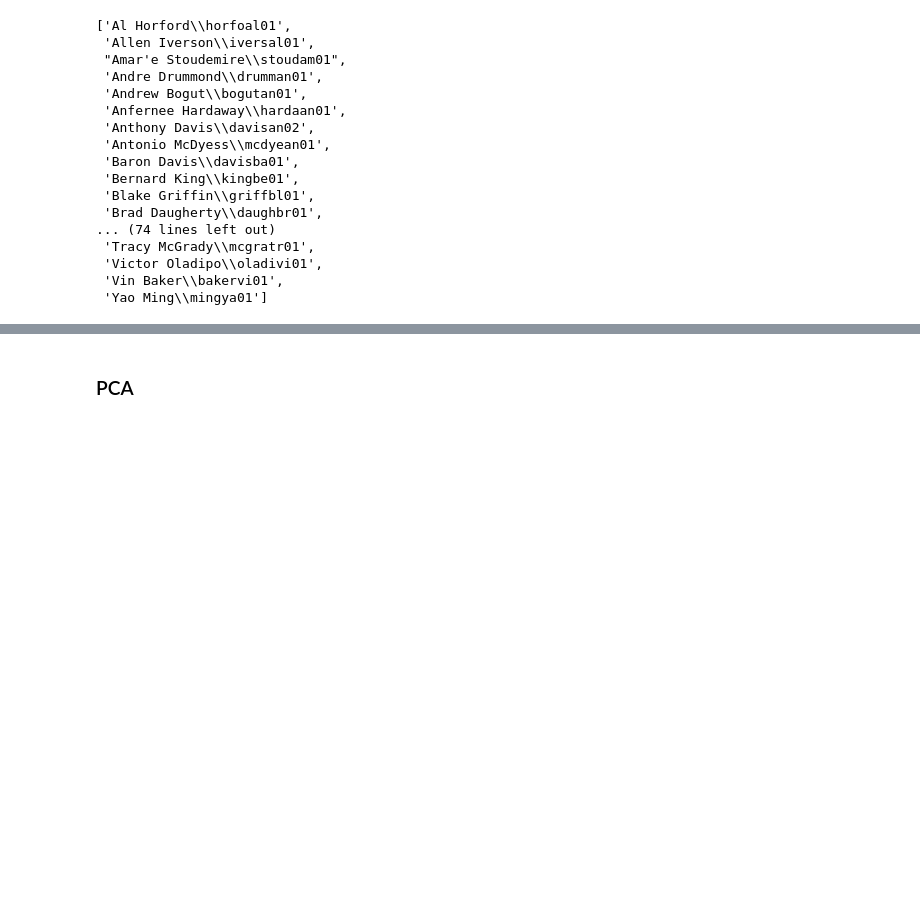
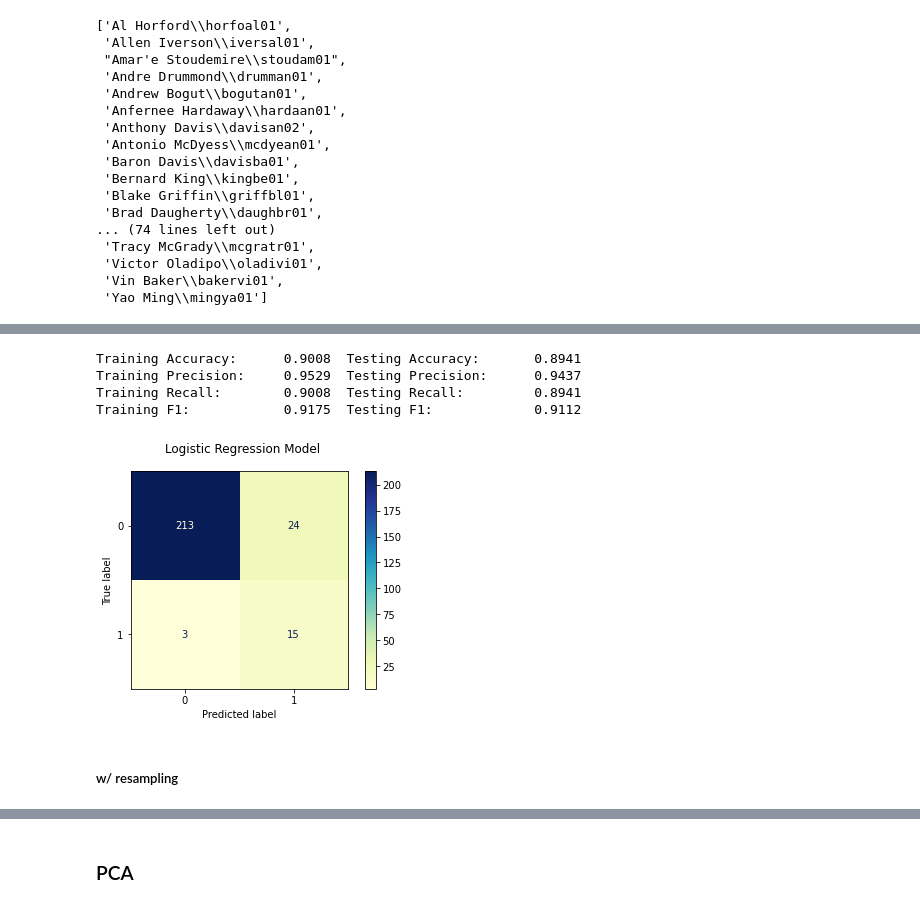
Before and after one commit to rylewww/Modeling-The-NBA-Leap, a Jupyter notebook: Modeling.ipynb, the cells around one changed output, grey strips where cells are left out. Saved outputs shown, nothing was run; the diff lists cells and outputs as text; code cells hidden in the pictures; blank space fills up the shorter version.

Commit message:
pushed modeling updates

```diff
--- a/Modeling.ipynb
+++ b/Modeling.ipynb
@@ -46,0 +186,3 @@ X_train, X_test, y_train, y_test =  train_test_split(X, y, train_size= .8, rando
+# %%
+final_cols = ['2P', 'TRB', 'PTS', 'spg_1', 'ppg_2', 'PER_2', 'MP_3', 'PTS_3', 'TS%_3',
+       'spg_3', 'PER_3', 'VORP_3']
@@ -46,0 +203,17 @@ X_train, X_test, y_train, y_test =  train_test_split(X, y, train_size= .8, rando
+# %%
+ss = StandardScaler()
+train_scaled = ss.fit_transform(X_train[final_cols])
+test_scaled = ss.transform(X_test[final_cols])
+
+scorer = make_scorer(recall_score, average='weighted')
+# %%
+C = np.logspace(0, 1, 10)
+
+params = dict(C=C, max_iter=[50, 100])
+
+logistic = LogisticRegression(penalty='l2', class_weight='balanced', random_state=42)
+
+grid_search_LR = GridSearchCV(estimator = logistic,scoring=scorer, param_grid = params,
+                              cv = 3, n_jobs = -1, verbose = 2)
+# %%
+grid_search_LR.fit(train_scaled, y_train)
@@ -46,0 +233,19 @@ X_train, X_test, y_train, y_test =  train_test_split(X, y, train_size= .8, rando
+# %%
+lr_train_preds = grid_search_LR.best_estimator_.predict(train_scaled)
+lr_test_preds = grid_search_LR.best_estimator_.predict(test_scaled)
+metrics_score(lr_train_preds, y_train, lr_test_preds, y_test)
+# %% [output]
+Training Accuracy:      0.9008  Testing Accuracy:       0.8941
+Training Precision:     0.9529  Testing Precision:      0.9437
+Training Recall:        0.9008  Testing Recall:         0.8941
+Training F1:            0.9175  Testing F1:             0.9112
+# %%
+fig, ax = plt.subplots()
+
+fig.suptitle("Logistic Regression Model")
+
+plot_confusion_matrix(grid_search_LR, test_scaled, y_test, ax=ax, cmap="YlGnBu");
+# %% [output]
+[figure, added]
+# %% [markdown]
+##### w/ resampling
```
Also changed, not shown: parts of 46 cells of this notebook, 1 other file.
